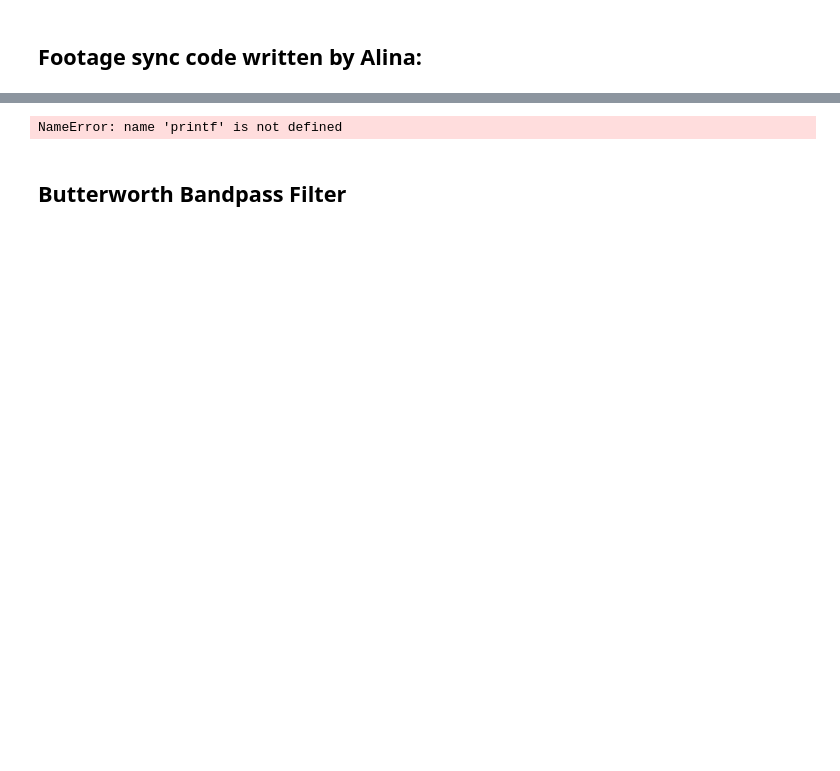
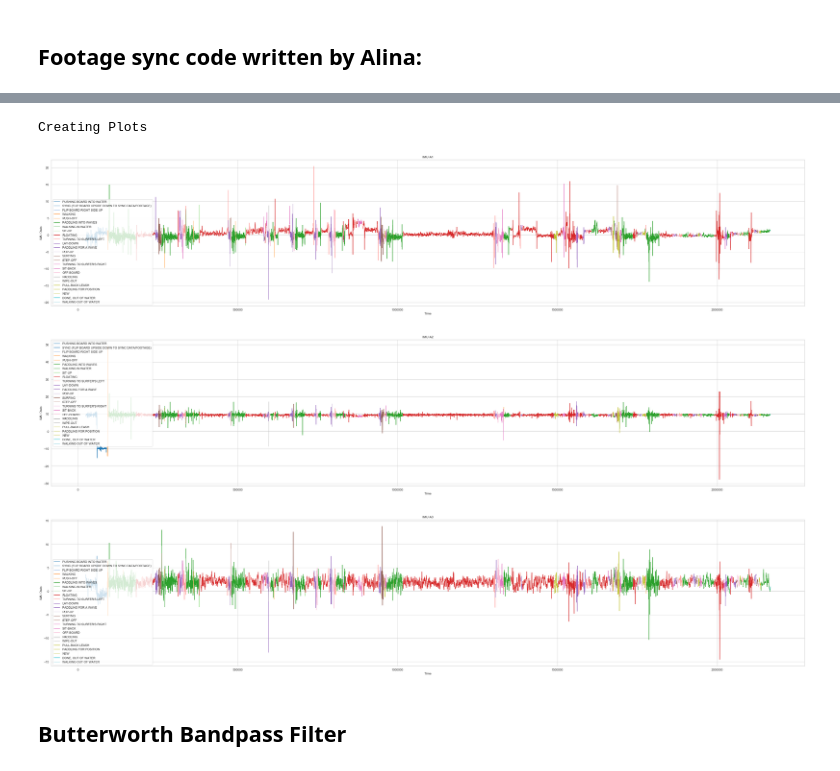
Before and after one commit to pjsimmon/CSE_199H-ML-Predicting-Surfer-Motion, a Jupyter notebook: SyncLabel_andFilter.ipynb, the cells around one changed output, grey strips where cells are left out. Drawn from its saved outputs; the diff is of its cells as text; code cells hidden in the pictures; blank space fills up the shorter version.

```diff
--- a/SyncLabel_andFilter.ipynb
+++ b/SyncLabel_andFilter.ipynb
@@ -491,18 +505,21 @@ def createPlot (dataf, column):
 
         return
 # %%
-printf("Creating Plots")
+print("Creating Plots")
 createPlot(df_converted,'IMU A1')
 createPlot(df_converted,'IMU A2')
 createPlot(df_converted,'IMU A3')
 #createPlot(df_converted,'IMU G1')
 #createPlot(df_converted,'IMU G2')
 #createPlot(df_converted,'IMU G3')
 #createPlot(df_converted,'IMU M1')
 #createPlot(df_converted,'IMU M2')
 #createPlot(df_converted,'IMU M3')
 # %% [output]
-NameError: name 'printf' is not defined
+Creating Plots
+[figure, added]
+[figure, added]
+[figure, added]
 # %% [markdown]
 ## Butterworth Bandpass Filter
 # %%
```
Also changed, not shown: parts of 12 cells of this notebook.
